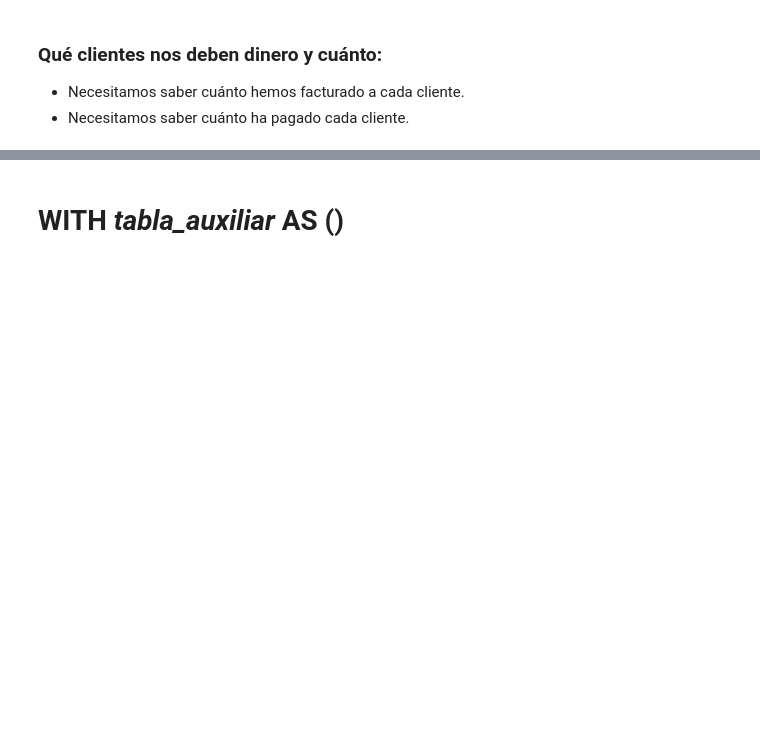
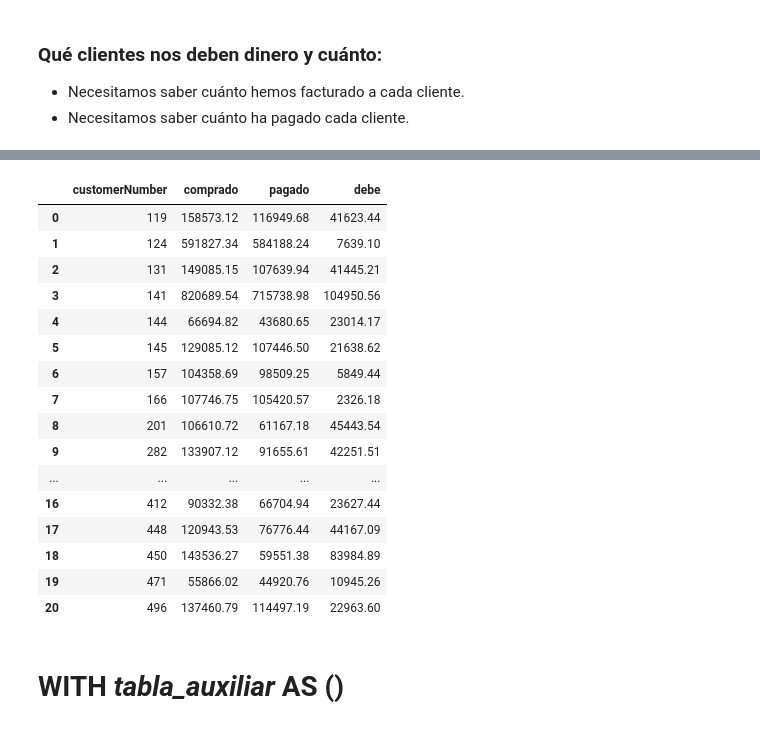
Before and after one commit to Unbiunio/SQL_practice, a Jupyter notebook: ClassicModels_curso_SQL.ipynb, the cells around one changed output, grey strips where cells are left out. Cells and saved outputs as stored; diff of their text form; code cells hidden in the pictures; blank space fills up the shorter version.

```diff
--- a/ClassicModels_curso_SQL.ipynb
+++ b/ClassicModels_curso_SQL.ipynb
@@ -1277,3 +1279,37 @@ pd.read_sql(q,con)
+# %%
+q="""Select  pagos.customernumber,compras.comprado , pagos.pagado , comprado -pagado  debe
+from (SELECT  o.customernumber,Sum(od.priceeach * od.quantityordered) comprado
+from orders o
+inner join orderdetails od on o.ordernumber = od.ordernumber
+group by o.customernumber) COMPRAS
+left join (Select p.customerNumber,sum (p.amount) pagado
+from payments p
+group by p.customernumber) pagos on compras.customernumber = pagos.customernumber
+where debe > 0.001
+
+
+
+
+"""
+pd.read_sql(q,con)
+# %% [output]
+|  | customerNumber | comprado | pagado | debe |
+| 0 | 119 | 158573.12 | 116949.68 | 41623.44 |
+| 1 | 124 | 591827.34 | 584188.24 | 7639.10 |
+| 2 | 131 | 149085.15 | 107639.94 | 41445.21 |
+| 3 | 141 | 820689.54 | 715738.98 | 104950.56 |
+| 4 | 144 | 66694.82 | 43680.65 | 23014.17 |
+| 5 | 145 | 129085.12 | 107446.50 | 21638.62 |
+| 6 | 157 | 104358.69 | 98509.25 | 5849.44 |
+| 7 | 166 | 107746.75 | 105420.57 | 2326.18 |
+| 8 | 201 | 106610.72 | 61167.18 | 45443.54 |
+| 9 | 282 | 133907.12 | 91655.61 | 42251.51 |
+| ... | ... | ... | ... | ... |
+| 16 | 412 | 90332.38 | 66704.94 | 23627.44 |
+| 17 | 448 | 120943.53 | 76776.44 | 44167.09 |
+| 18 | 450 | 143536.27 | 59551.38 | 83984.89 |
+| 19 | 471 | 55866.02 | 44920.76 | 10945.26 |
+| 20 | 496 | 137460.79 | 114497.19 | 22963.60 |
 # %% [markdown]
 # WITH *tabla_auxiliar* AS ()
 # %% [markdown]
```
Also changed, not shown: parts of 3 cells of this notebook.
